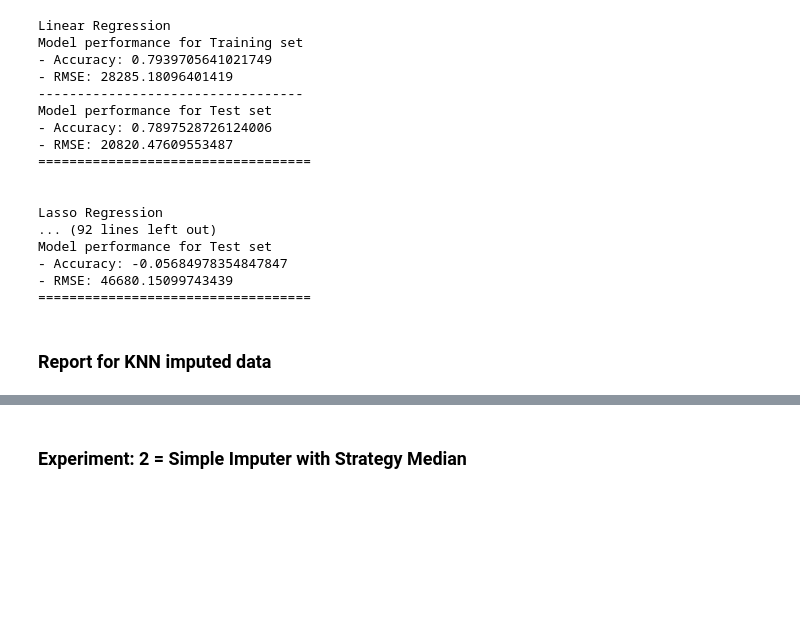
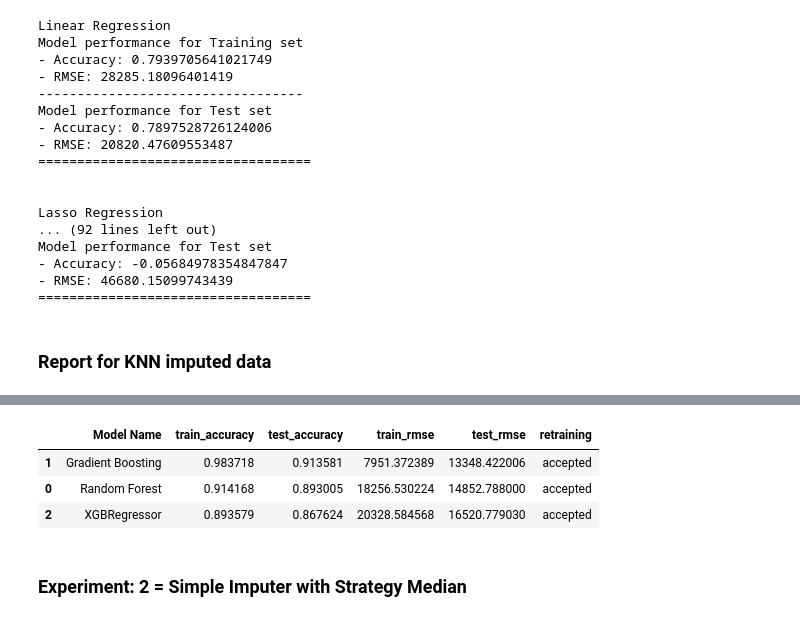
Before and after one commit to anktd23/laptop-price-prediction, a Jupyter notebook: model_training/model_training.ipynb, the cells around one changed output, grey strips where cells are left out. Drawn from its saved outputs; the diff is of its cells as text; code cells hidden in the pictures; blank space fills up the shorter version.

```diff
--- a/model_training/model_training.ipynb
+++ b/model_training/model_training.ipynb
@@ -239,0 +337,18 @@ report_knn
+# %%
+# Dictionary which contains models for experiment
+models_new = {
+                "Random Forest": RandomForestRegressor(n_estimators = 75,
+                                                random_state = 1,
+                                                max_samples = 0.5,
+                                                max_features = 0.25,
+                                                max_depth =15),
+                "Gradient Boosting": GradientBoostingRegressor(learning_rate=0.1,
+                                                     max_depth=8,
+                                                     max_features='log2',
+                                                     n_estimators=100,
+                                                     random_state= 5 ),
+                "XGBRegressor": XGBRegressor(max_depth=2,
+                                       n_estimators=100)
+             }
+# %%
+report_knn_new = evaluate_models(X_knn, y, models_new)
@@ -240,3 +373,10 @@ report_knn
+# %%
+report_knn_new
+# %% [output]
+|  | Model Name | train_accuracy | test_accuracy | train_rmse | test_rmse | retraining |
+| 1 | Gradient Boosting | 0.983718 | 0.913581 | 7951.372389 | 13348.422006 | accepted |
+| 0 | Random Forest | 0.914168 | 0.893005 | 18256.530224 | 14852.788000 | accepted |
+| 2 | XGBRegressor | 0.893579 | 0.867624 | 20328.584568 | 16520.779030 | accepted |
 # %% [markdown]
 ### Experiment: 2 = Simple Imputer with Strategy Median
 # %% [markdown]
```
Also changed, not shown: parts of 30 cells of this notebook, 1 other file.
